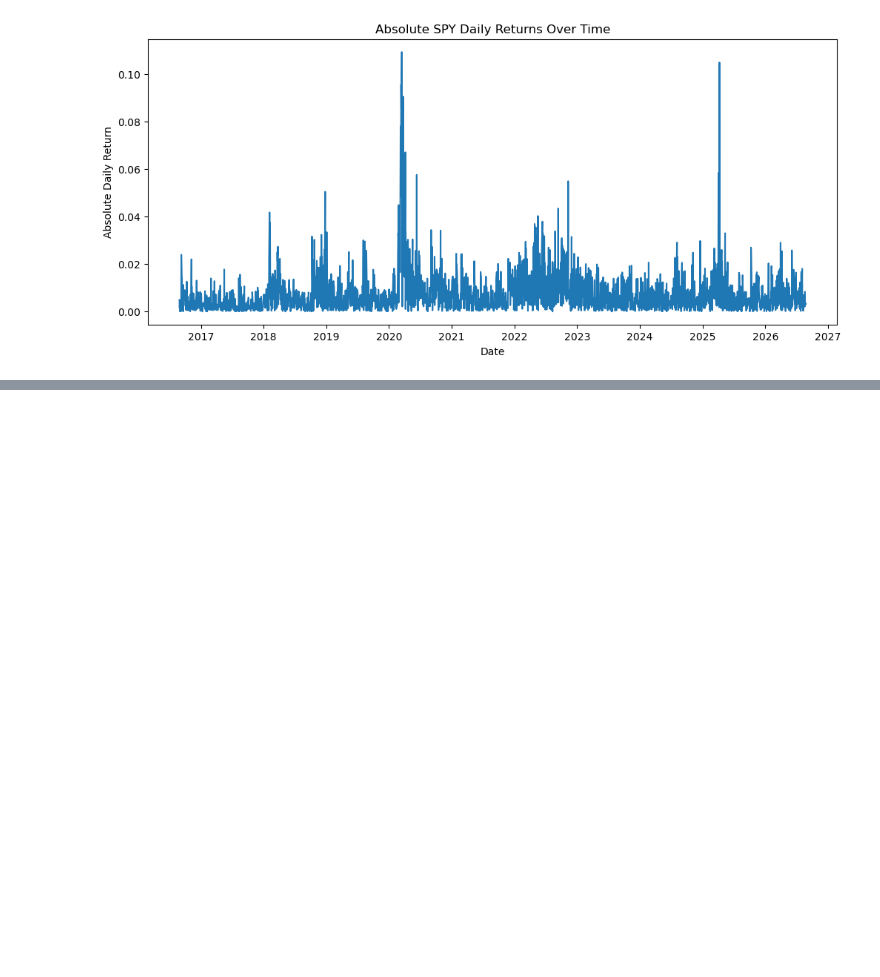
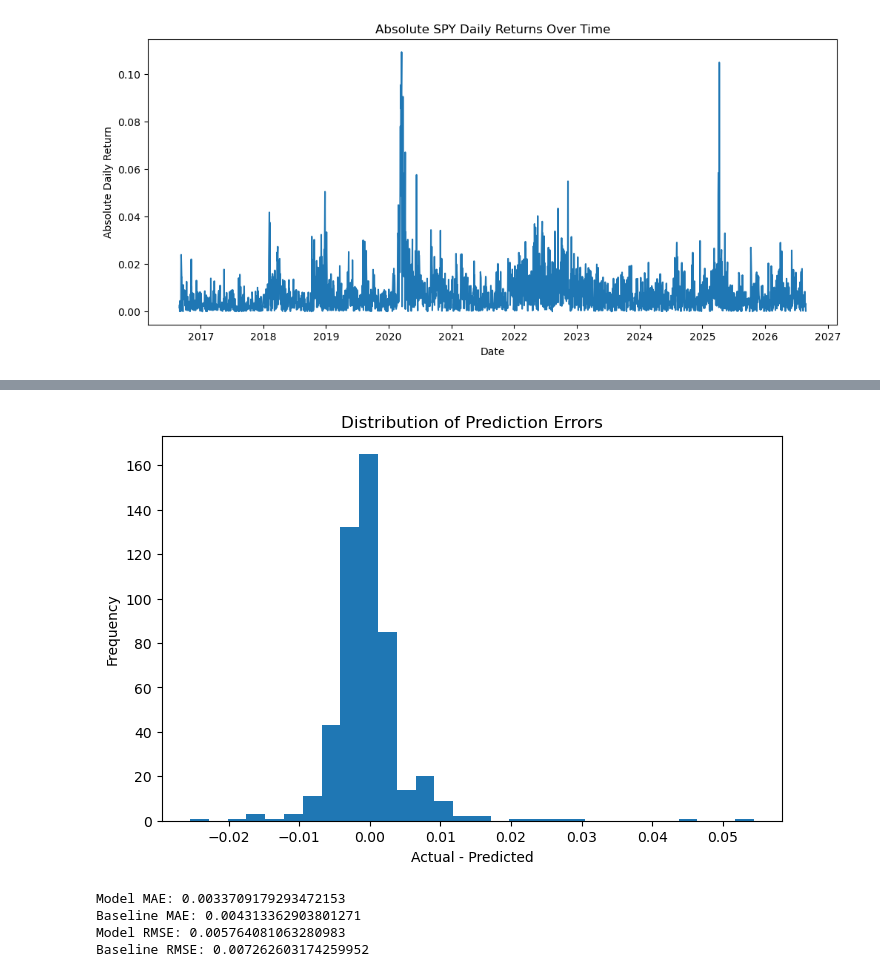
Before and after one commit to ch5510/bootcamp_chen_he, a Jupyter notebook: project/notebooks/project_pipeline.ipynb, the cells around one changed output, grey strips where cells are left out. Cells and saved outputs as stored; diff of their text form; code cells hidden in the pictures; blank space fills up the shorter version.

```diff
--- a/project/notebooks/project_pipeline.ipynb
+++ b/project/notebooks/project_pipeline.ipynb
@@ -726,0 +896,21 @@ spy_features.head(25)
+# %%
+plt.figure(figsize=(8, 5))
+
+plt.hist(
+    residuals,
+    bins=30
+)
+
+plt.title(
+    "Distribution of Prediction Errors"
+)
+
+plt.xlabel(
+    "Actual - Predicted"
+)
+
+plt.ylabel("Frequency")
+
+plt.show()
+# %% [output]
+[figure, added]
@@ -726,0 +922,37 @@ spy_features.head(25)
+# %%
+baseline_mae = mean_absolute_error(
+    y_test,
+    baseline_pred
+)
+
+baseline_rmse = (
+    mean_squared_error(
+        y_test,
+        baseline_pred
+    ) ** 0.5
+)
+
+print(
+    "Model MAE:",
+    mae
+)
+
+print(
+    "Baseline MAE:",
+    baseline_mae
+)
+
+print(
+    "Model RMSE:",
+    rmse
+)
+
+print(
+    "Baseline RMSE:",
+    baseline_rmse
+)
+# %% [output]
+Model MAE: 0.0033709179293472153
+Baseline MAE: 0.004313362903801271
+Model RMSE: 0.005764081063280983
+Baseline RMSE: 0.007262603174259952
```
Also changed, not shown: parts of 33 cells of this notebook, 4 other files.
